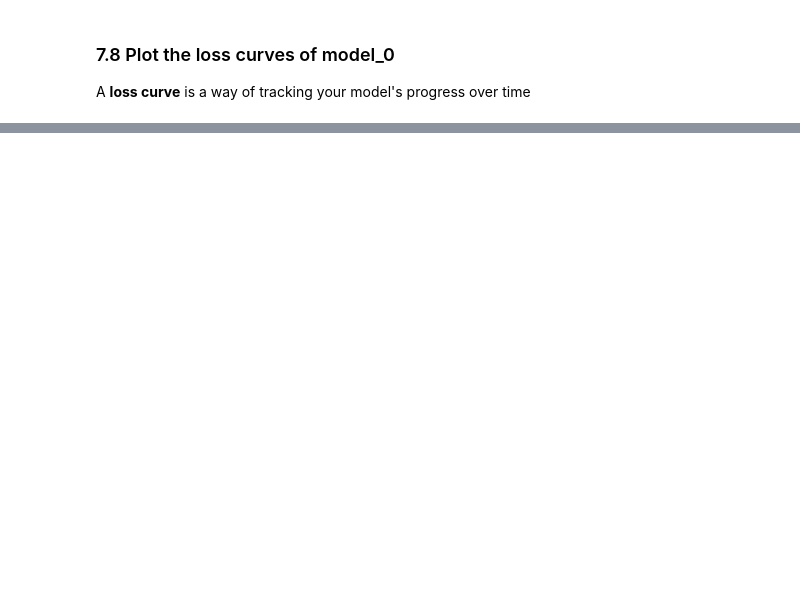
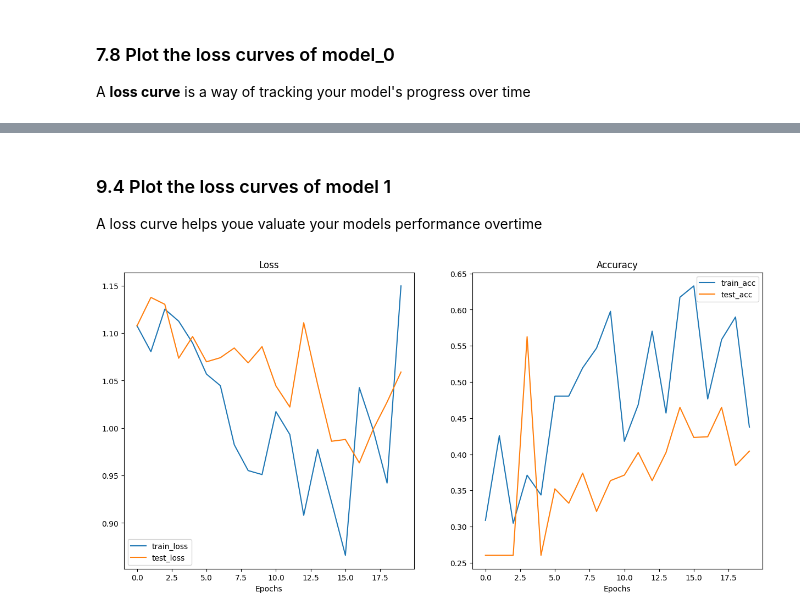
Before and after one commit to BigBarfEaterBBE/pytorch-learning, a Jupyter notebook: 04_pytorch_custom_dataset.ipynb, the cells around one changed output, grey strips where cells are left out. Cells and saved outputs as stored; diff of their text form; code cells hidden in the pictures; blank space fills up the shorter version.

```diff
--- a/04_pytorch_custom_dataset.ipynb
+++ b/04_pytorch_custom_dataset.ipynb
@@ -1023,0 +1104,14 @@ A **loss curve** is a way of tracking your model's progress over time
+# %%
+# Turn datasets into dataloaders
+# import os
+from torch.utils.data import DataLoader
+BATCH_SIZE = 32
+# NUM_WORKERS = os.cpu_count()
+
+torch.manual_seed(42)
+train_dataloader_augmented = DataLoader(dataset=train_data_augmented,
+                                        batch_size=BATCH_SIZE,
+                                        shuffle=True)
+test_dataloader_simple = DataLoader(dataset=test_data_simple,
+                                    batch_size=BATCH_SIZE,
+                                    shuffle=False)
@@ -1023,0 +1122,7 @@ A **loss curve** is a way of tracking your model's progress over time
+# %%
+# Create model_1
+torch.manual_seed(42)
+model_1 = TinyVGG(input_shape=3,
+                  hidden_units=16,
+                  output_shape=len(train_data_augmented.classes))
+model_1
@@ -1023,0 +1152,20 @@ A **loss curve** is a way of tracking your model's progress over time
+# %%
+# Set random seeds
+torch.manual_seed(42)
+
+# Set epochs
+NUM_EPOCHS = 20
+
+# Setup loss function
+loss_fn = nn.CrossEntropyLoss()
+optimizer = torch.optim.Adam(params=model_1.parameters(),
+                             lr=0.001)
+
+# Train model 1
+model_1_results = train(model=model_1,
+                        train_dataloader=train_dataloader_augmented,
+                        test_dataloader=test_dataloader_simple,
+                        optimizer=optimizer,
+                        loss_fn=loss_fn,
+                        epochs=NUM_EPOCHS
+                        )
@@ -1023,0 +1193,7 @@ A **loss curve** is a way of tracking your model's progress over time
+# %% [markdown]
+### 9.4 Plot the loss curves of model 1
+A loss curve helps youe valuate your models performance overtime
+# %%
+plot_loss_curves(model_1_results)
+# %% [output]
+[figure, added]
```
Also changed, not shown: parts of 32 cells of this notebook.
